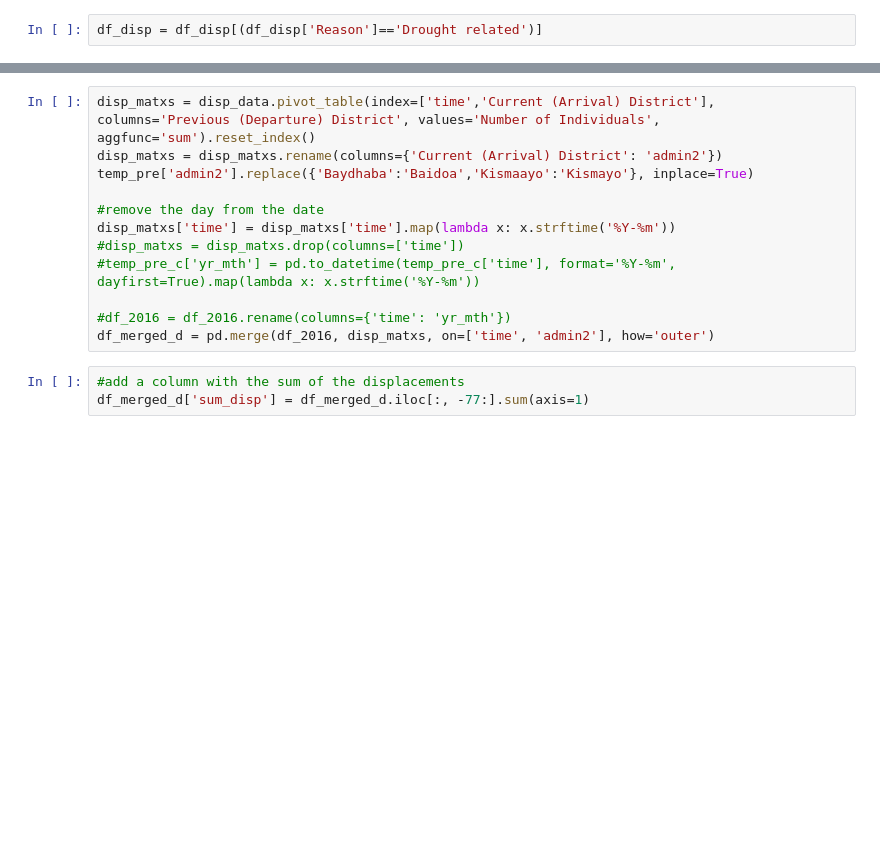
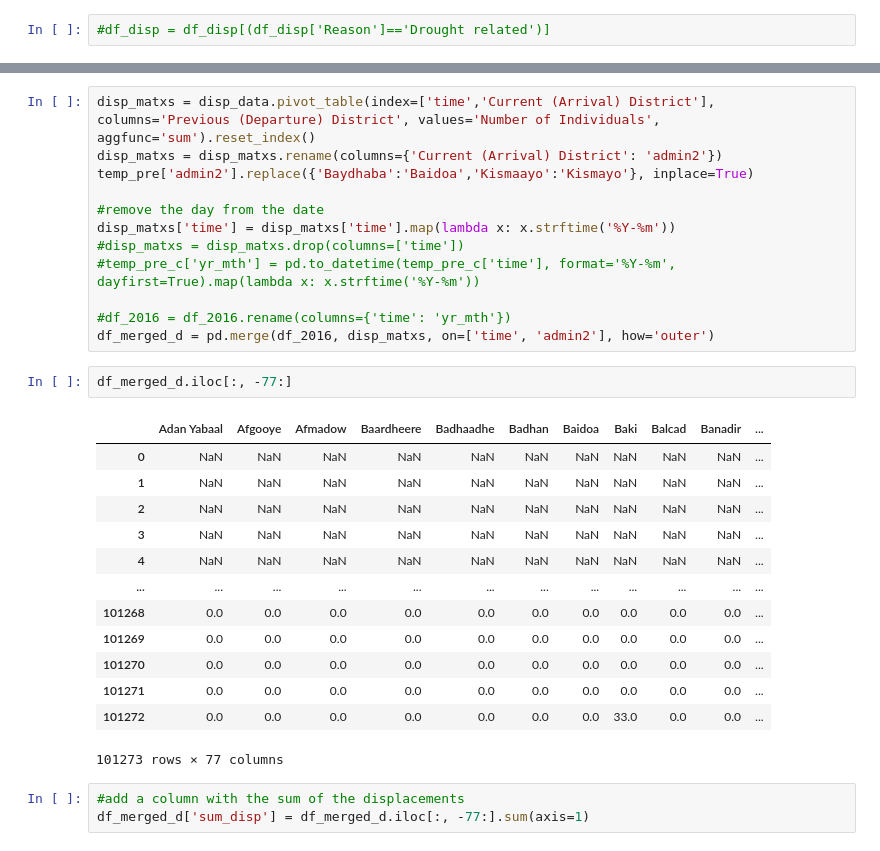
Before and after one commit to saraghivarello/Climate-and-conflict, a Jupyter notebook: Admin2/Merged log.ipynb, the cells around one changed output, grey strips where cells are left out. Drawn from its saved outputs; the diff is of its cells as text; blank space fills up the shorter version.

```diff
--- a/Admin2/Merged log.ipynb
+++ b/Admin2/Merged log.ipynb
@@ -167,7 +157,7 @@ df_2016 = pd.merge(temp_pre, conflicts, on=['time','admin2'], how='outer')
 # %% [markdown]
 ## Displacements data manipulation
 # %%
-df_disp = df_disp[(df_disp['Reason']=='Drought related')]
+#df_disp = df_disp[(df_disp['Reason']=='Drought related')]
 # %%
 v= df_disp["Month End"]
 v=v.values
@@ -221,6 +208,22 @@ disp_matxs['time'] = disp_matxs['time'].map(lambda x: x.strftime('%Y-%m'))
 
 #df_2016 = df_2016.rename(columns={'time': 'yr_mth'})
 df_merged_d = pd.merge(df_2016, disp_matxs, on=['time', 'admin2'], how='outer')
+# %%
+df_merged_d.iloc[:, -77:]
+# %% [output]
+|  | Adan Yabaal | Afgooye | Afmadow | Baardheere | Badhaadhe | Badhan | Baidoa | Baki | Balcad | Banadir | ... |
+| 0 | NaN | NaN | NaN | NaN | NaN | NaN | NaN | NaN | NaN | NaN | ... |
+| 1 | NaN | NaN | NaN | NaN | NaN | NaN | NaN | NaN | NaN | NaN | ... |
+| 2 | NaN | NaN | NaN | NaN | NaN | NaN | NaN | NaN | NaN | NaN | ... |
+| 3 | NaN | NaN | NaN | NaN | NaN | NaN | NaN | NaN | NaN | NaN | ... |
+| 4 | NaN | NaN | NaN | NaN | NaN | NaN | NaN | NaN | NaN | NaN | ... |
+| ... | ... | ... | ... | ... | ... | ... | ... | ... | ... | ... | ... |
+| 101268 | 0.0 | 0.0 | 0.0 | 0.0 | 0.0 | 0.0 | 0.0 | 0.0 | 0.0 | 0.0 | ... |
+| 101269 | 0.0 | 0.0 | 0.0 | 0.0 | 0.0 | 0.0 | 0.0 | 0.0 | 0.0 | 0.0 | ... |
+| 101270 | 0.0 | 0.0 | 0.0 | 0.0 | 0.0 | 0.0 | 0.0 | 0.0 | 0.0 | 0.0 | ... |
+| 101271 | 0.0 | 0.0 | 0.0 | 0.0 | 0.0 | 0.0 | 0.0 | 0.0 | 0.0 | 0.0 | ... |
+| 101272 | 0.0 | 0.0 | 0.0 | 0.0 | 0.0 | 0.0 | 0.0 | 33.0 | 0.0 | 0.0 | ... |
+101273 rows × 77 columns
 # %%
 #add a column with the sum of the displacements
 df_merged_d['sum_disp'] = df_merged_d.iloc[:, -77:].sum(axis=1)
```
Also changed, not shown: parts of 25 cells of this notebook, 25 other files.
